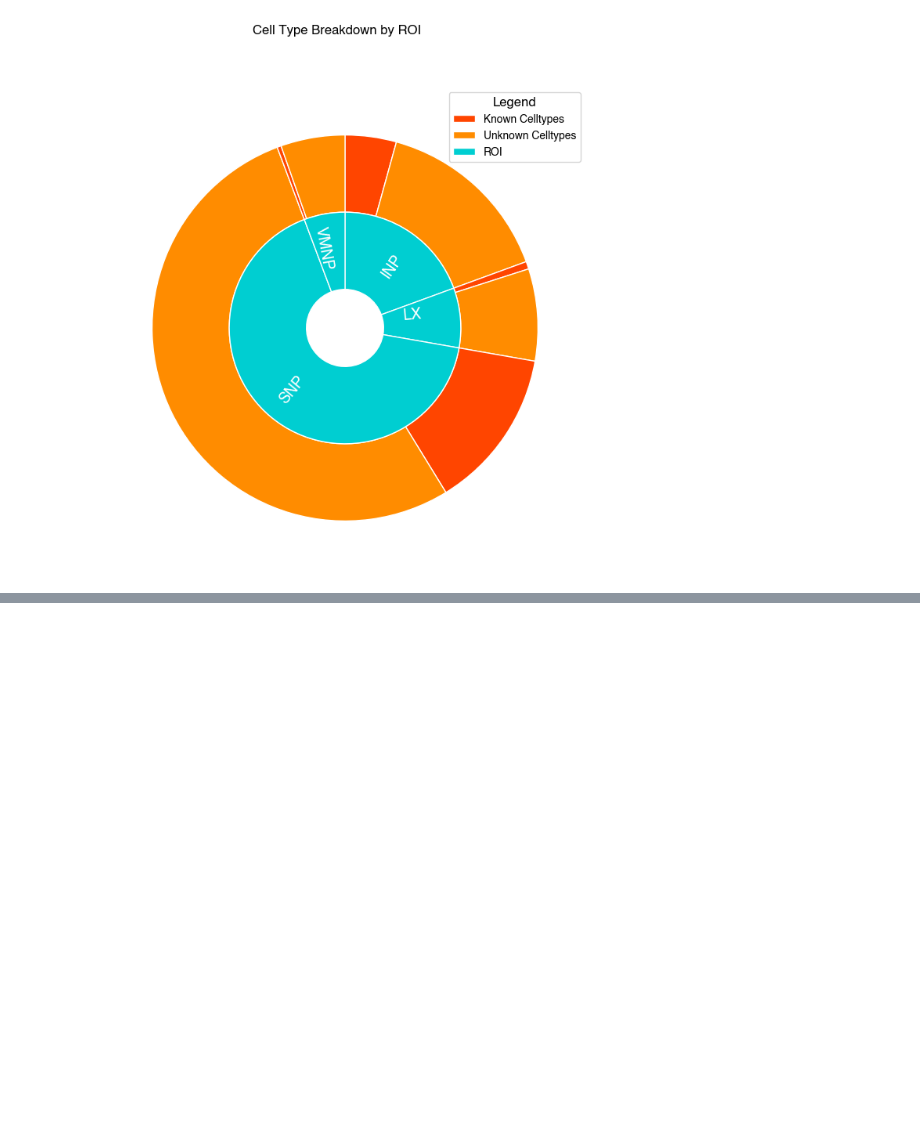
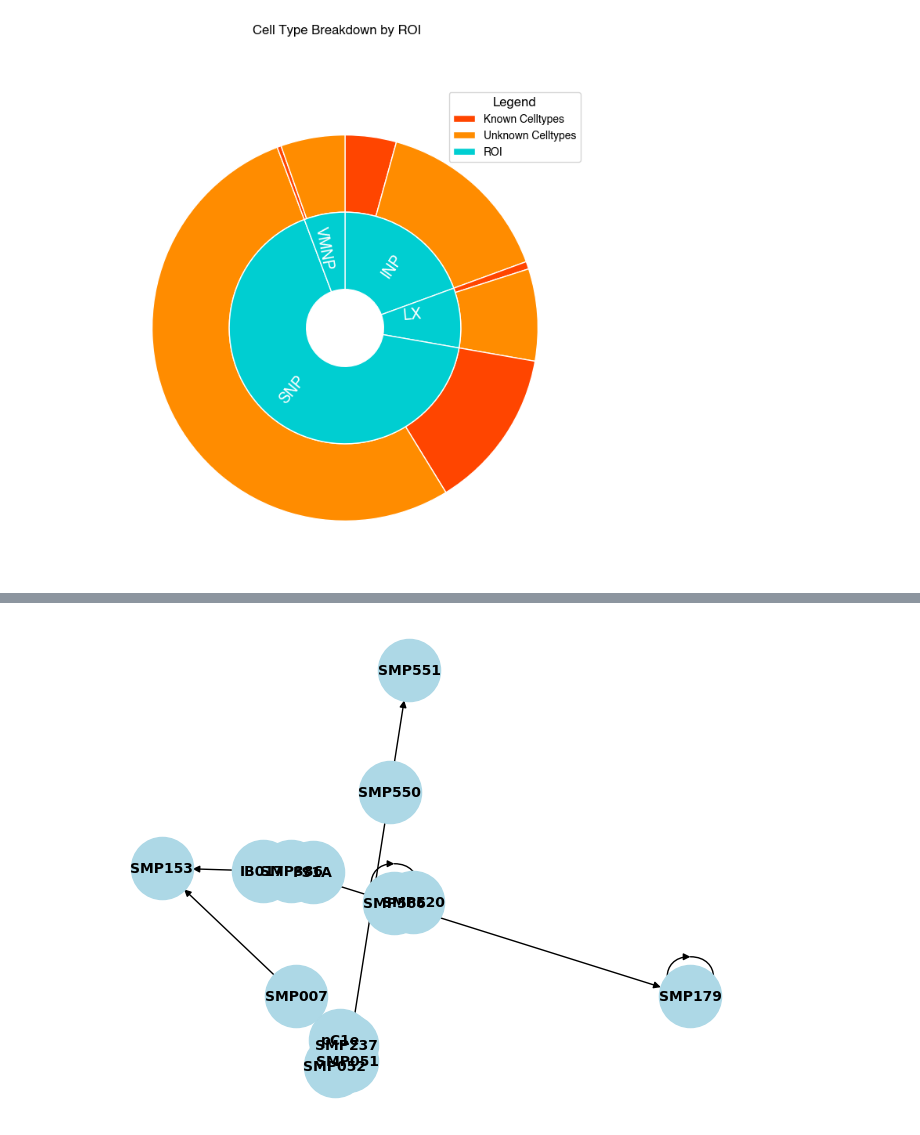
Before and after one commit to Gutierrez-lab/oviIN-analyses-gabrielle, a Jupyter notebook: hub_bespoke.ipynb, the cells around one changed output, grey strips where cells are left out. Saved outputs shown, nothing was run; the diff lists cells and outputs as text; code cells hidden in the pictures; blank space fills up the shorter version.

```diff
--- a/hub_bespoke.ipynb
+++ b/hub_bespoke.ipynb
@@ -852,0 +939,24 @@ fig.savefig('figures/breakdown_knownVSunknown.svg', dpi=300, bbox_inches='tight'
+# %%
+testchunk = strong_ovi_inputs.copy()  # Create a copy of the DataFrame to prevent SettingWithCopyWarning
+
+# add columns to testchunk
+testchunk['out_to_ovis_weight'] = 0
+testchunk['out_to_ovis_rank'] = 0
+
+# iterate through each row in testchunk and fetch connections for each cell type in order to find out where oviIN ranks with each cell's outputs
+for idx, row in testchunk.iterrows():
+    # fetch outputs for each top input of oviIN
+    i_outputs = fetch_simple_connections(row.type_pre,None)
+
+    # grab only necessary columns
+    i_outputs = i_outputs[['type_post','weight']]
+
+    # collapse outputs by cell type, summing along weights, and sort in descending order
+    i_outputs = i_outputs.groupby('type_post', as_index=False).sum().sort_values(by='weight', ascending=False,ignore_index=True)
+
+    # grab the row where oviIN is. there will be 1 row for both oviINr and oviINl.
+    thing = i_outputs[i_outputs['type_post'] == 'oviIN'].weight
+
+    # add the weight and rank of oviIN in its partners outputs to the testchunk dataframe
+    testchunk.loc[idx,'out_to_ovis_weight'] = thing.values[0]
+    testchunk.loc[idx,'out_to_ovis_rank'] = thing.index.values[0]
@@ -852,0 +983,3 @@ fig.savefig('figures/breakdown_knownVSunknown.svg', dpi=300, bbox_inches='tight'
+# %%
+# skim off the primary strong inputs to oviINr
+prim_strong = testchunk[(testchunk['out_to_ovis_rank']==0) & (testchunk['weight']>100)]
@@ -852,0 +1006,4 @@ fig.savefig('figures/breakdown_knownVSunknown.svg', dpi=300, bbox_inches='tight'
+# %%
+# get connectivity among the primary strong inputs to oviINr
+prim_strong_connectome = fetch_simple_connections(prim_strong['type_pre'], prim_strong['type_pre'], min_weight=10)
+prim_strong_connectome
@@ -852,0 +1028,4 @@ fig.savefig('figures/breakdown_knownVSunknown.svg', dpi=300, bbox_inches='tight'
+# %%
+# groupby type_pre and type_post and sum weights
+prim_strong_connectome_grouped = prim_strong_connectome[['type_pre', 'type_post', 'weight']].groupby(['type_pre', 'type_post'], as_index=False).sum()
+prim_strong_connectome_grouped
@@ -852,0 +1050,12 @@ fig.savefig('figures/breakdown_knownVSunknown.svg', dpi=300, bbox_inches='tight'
+# %%
+import networkx as nx
+import matplotlib.pyplot as plt
+
+# create a directed graph from the connectivity data
+G = nx.from_pandas_edgelist(prim_strong_connectome_grouped, 'type_pre', 'type_post', ['weight'], create_using=nx.DiGraph())
+
+# draw the graph
+nx.draw(G, with_labels=True, node_size=2000, node_color='lightblue', font_size=10, font_weight='bold', arrows=True)
+plt.show()
+# %% [output]
+[figure, added]
```
Also changed, not shown: parts of 28 cells of this notebook, 10 other files.
